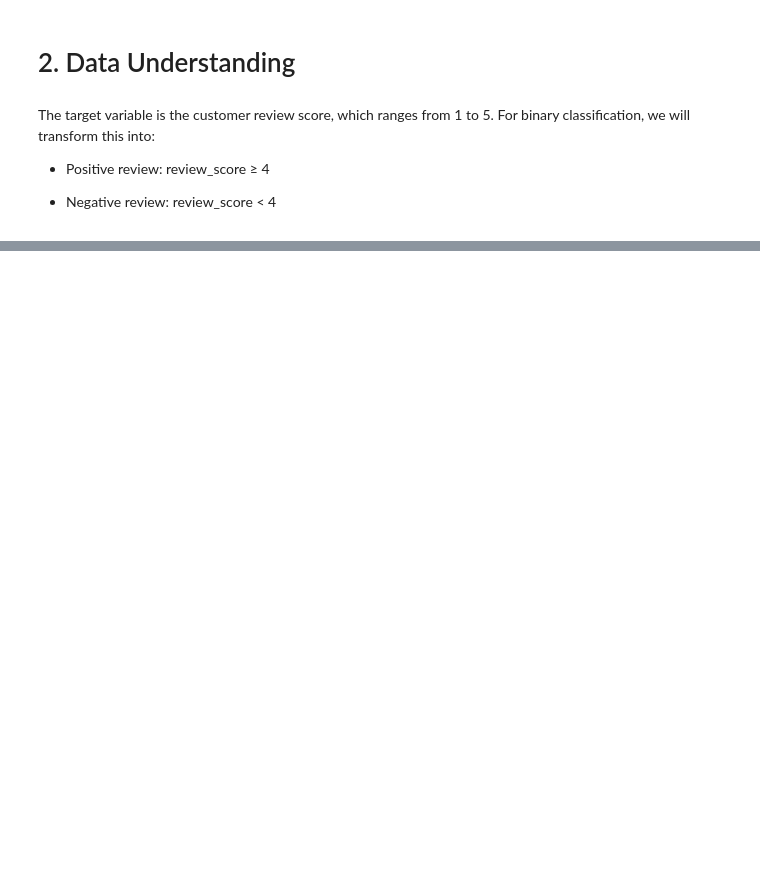
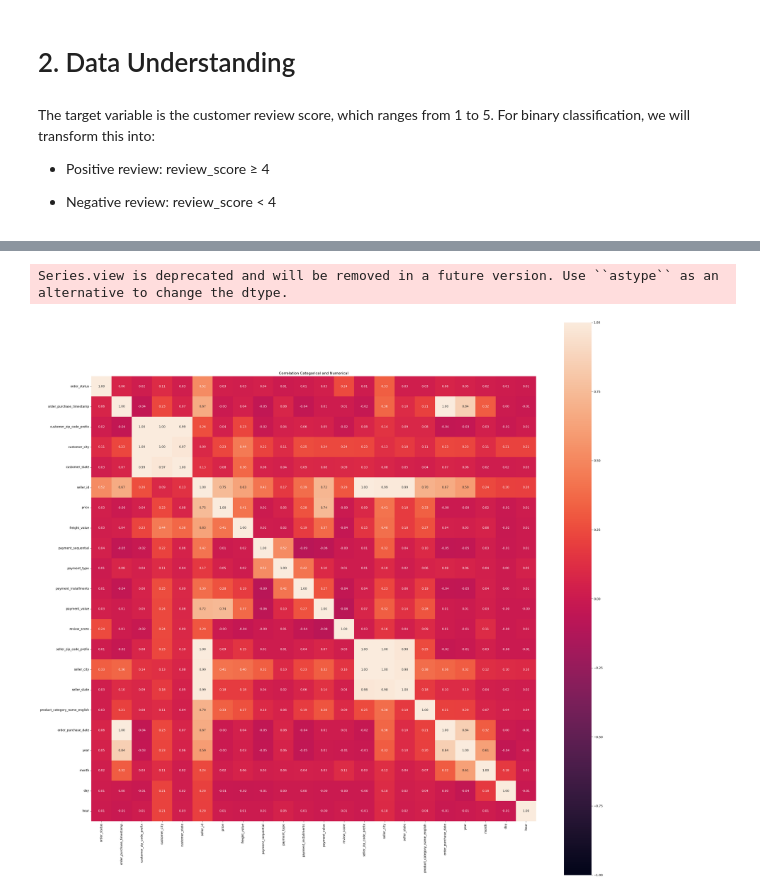
Before and after one commit to fahdmuchammad/Final_project_Sigma, a Jupyter notebook: Fin_pro.ipynb, the cells around one changed output, grey strips where cells are left out. Saved outputs shown, nothing was run; the diff lists cells and outputs as text; code cells hidden in the pictures; blank space fills up the shorter version.

```diff
--- a/Fin_pro.ipynb
+++ b/Fin_pro.ipynb
@@ -513,0 +551,18 @@ The target variable is the customer review score, which ranges from 1 to 5. For
+# %%
+x = df.drop(axis=1,
+columns=['order_id','customer_id','customer_unique_id','order_item_id','product_id','review_id'])
+# %%
+import matplotlib.pyplot as plt
+from dython.nominal import associations
+complete_correlation = associations(
+    x,
+    cmap='rocket',
+    title='Correlation Categorical and Numerical',
+    annot=True
+)
+
+correlation_matrix = complete_correlation['corr']
+plt.show()
+# %% [output]
+Series.view is deprecated and will be removed in a future version. Use ``astype`` as an alternative to change the dtype.
+[figure, added]
```
Also changed, not shown: parts of 4 cells of this notebook.
